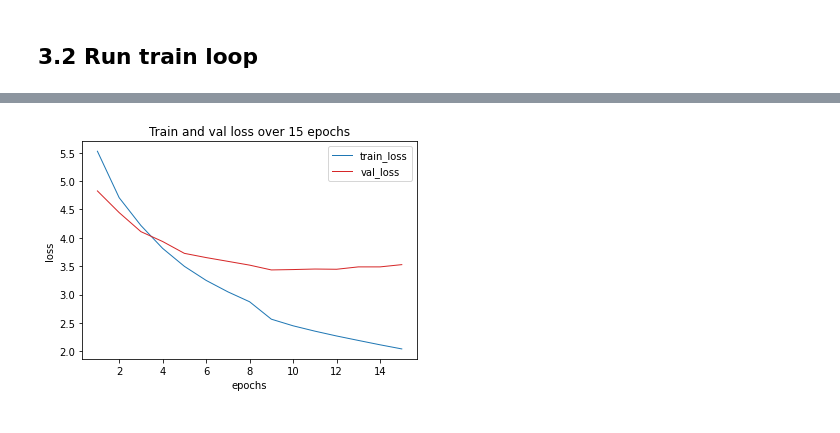
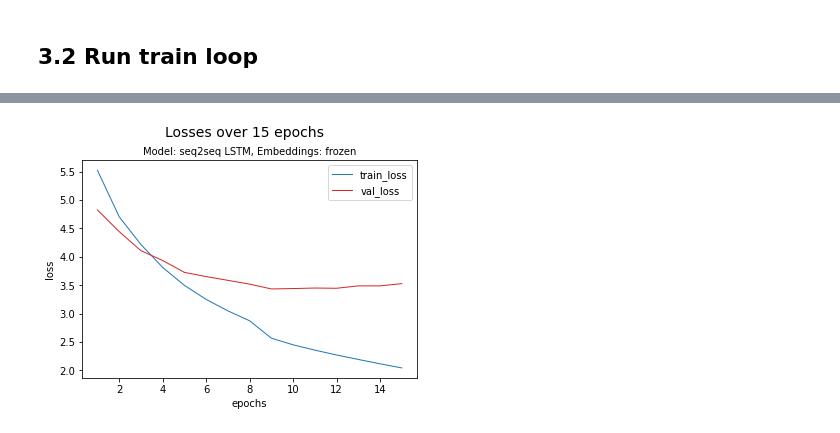
Before and after one commit to jessbunnag/cds_1011_final_project, a Jupyter notebook: train_beamsearch.ipynb, the cells around one changed output, grey strips where cells are left out. Saved outputs shown, nothing was run; the diff lists cells and outputs as text; code cells hidden in the pictures.

```diff
--- a/train_beamsearch.ipynb
+++ b/train_beamsearch.ipynb
@@ -53,7 +53,7 @@ datasets = {
 }
 
 # build dataloaders
-batch_size = 32
+batch_size = 8
 dataloaders = {}
 for split, dataset in datasets.items():
     dataloaders[split] = DataLoader(
@@ -272,3 +303,42 @@ Target (Question) Postprocessed Prediction: luminous efficacy is measure in what
+# %%
+import matplotlib.pyplot as plt
+import matplotlib.ticker as ticker
+
+def showAttention(input_sentence, output_words, attentions):
+    # Set up figure with colorbar
+    fig = plt.figure()
+    ax = fig.add_subplot(111)
+    cax = ax.matshow(torch.transpose(attentions, 0, 1), cmap='bone', aspect='auto')
+    fig.colorbar(cax)
+
+    print('input_sentence: ', input_sentence)
+    print('output_words: ', output_words)
+
+    # Set up axes
+    ax.set_xticklabels([''] + input_sentence.split(' '), rotation=90)
+    ax.set_yticklabels([''] + output_words.split(' '))
+
+    # Show label at every tick
+    ax.xaxis.set_major_locator(ticker.MultipleLocator(1))
+    ax.yaxis.set_major_locator(ticker.MultipleLocator(1))
+
+    plt.show()
+# %%
+sample_set_preds = all_cleaned_preds_list[0]
+sample_set_attns = all_attn_score_list[0]
+
+print('sample_set_preds size: ', len(sample_set_preds))
+print('sample_set_attns size: ', len(sample_set_attns))
+
+for idx, prediction in enumerate(sample_set_preds):
+    pred_sentence = ' '.join(prediction)
+    print('prediction sentence: ', pred_sentence)
+    print('attention size: ', sample_set_attns[idx].size())
+    #print('attention: ', all_attn_score_list[0][idx])
+
+    attn_matrix = torch.Tensor.cpu(sample_set_attns[idx][:len(data.source_data[idx])])
+    label = raw_labels_list[0][idx]
+    showAttention(' '.join(data.source_data[idx]), ' '.join(prediction), attn_matrix)
 # %%
 # PLOT TRAIN AND VAL LOSS
 import matplotlib.pyplot as plt
@@ -293,6 +363,6 @@ def plot_over_training(per_epoch_metrics, title_name, subtitle_name, num_epochs)
     plt.title(subtitle_name, fontsize=10)
     plt.show()
 # %%
-plot_over_training(plot_cache, 'Losses over 15 epochs', 15)
+plot_over_training(plot_cache, 'Losses over 15 epochs', 'Model: seq2seq LSTM, Embeddings: frozen', 15)
 # %% [output]
-[figure, old version]
+[figure, new version]
```
Also changed, not shown: parts of 3 cells of this notebook, 1 other file.
